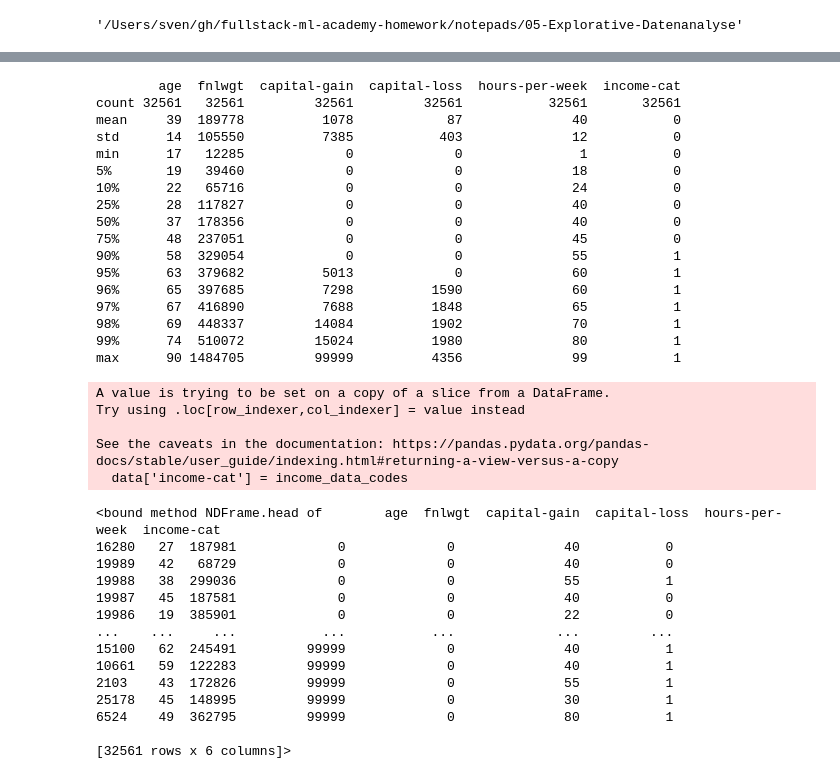
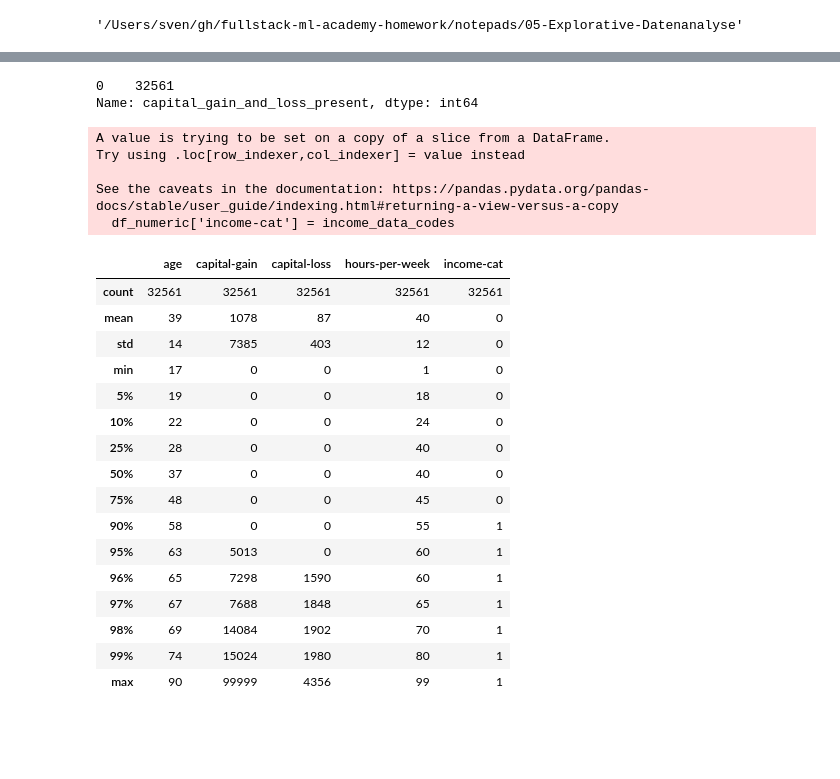
Before and after one commit to aisven/fullstack-ml-academy-homework, a Jupyter notebook: notepads/05-Explorative-Datenanalyse/05-Explorative-Datenanalyse.ipynb, the cells around one changed output, grey strips where cells are left out. Drawn from its saved outputs; the diff is of its cells as text; code cells hidden in the pictures; blank space fills up the shorter version.

```diff
--- a/notepads/05-Explorative-Datenanalyse/05-Explorative-Datenanalyse.ipynb
+++ b/notepads/05-Explorative-Datenanalyse/05-Explorative-Datenanalyse.ipynb
@@ -89,56 +192,46 @@ data_all.head=   age         workclass  fnlwgt  education  education-num  \
+# %%
+df['capital_gain_and_loss_present'].value_counts()
+# %% [output]
+0    32561
+Name: capital_gain_and_loss_present, dtype: int64
 # %%
-# retain only the numeric columns
-numeric_or_ordinal_columns = ['age', 'fnlwgt', 'capital-gain', 'capital-loss', 'hours-per-week']
-data = data_all[numeric_or_ordinal_columns]
+# retain only some of the numeric columns
+numeric_columns = ['age', 'capital-gain', 'capital-loss', 'hours-per-week']
+df_numeric = df[numeric_columns]
 # add column income_cat
 income_column = ['income']
-income_data = data_all[income_column]
+income_data = df[income_column]
 income_data_codes = income_data.income.astype('category').cat.codes
-data['income-cat'] = income_data_codes
+df_numeric['income-cat'] = income_data_codes
 # sort by age
-data_sorted = data.sort_values(by='capital-gain', ascending=True)
+df_sorted = df_numeric.sort_values(by='capital-gain', ascending=True)
 # ensure datatype int32
-data_int = data_sorted.astype('int32')
+df_int = df_sorted.astype('int32')
 # data_int.describe(percentiles=[.05, .10, .25, .5, .75, .90, .95, .96, .97, .98, .99]).apply('{:.0f}'.format)
 # raises error with message unsupported format string passed to Series.__format__
 # so instead we use pd.options.display.float_format = '{:.0f}'.format right after importing pandas
-print(data_int.describe(percentiles=[.05, .10, .25, .5, .75, .90, .95, .96, .97, .98, .99]))
-data_int.head
+df_int.describe(include='all', percentiles=[.05, .10, .25, .5, .75, .90, .95, .96, .97, .98, .99])
 # %% [output]
-        age  fnlwgt  capital-gain  capital-loss  hours-per-week  income-cat
-count 32561   32561         32561         32561           32561       32561
-mean     39  189778          1078            87              40           0
-std      14  105550          7385           403              12           0
-min      17   12285             0             0               1           0
-5%       19   39460             0             0              18           0
-10%      22   65716             0             0              24           0
-25%      28  117827             0             0              40           0
-50%      37  178356             0             0              40           0
-75%      48  237051             0             0              45           0
-90%      58  329054             0             0              55           1
-95%      63  379682          5013             0              60           1
-96%      65  397685          7298          1590              60           1
-97%      67  416890          7688          1848              65           1
-98%      69  448337         14084          1902              70           1
-99%      74  510072         15024          1980              80           1
-max      90 1484705         99999          4356              99           1
+A value is trying to be set on a copy of a slice from a DataFrame.
+Try using .loc[row_indexer,col_indexer] = value instead
+
+See the caveats in the documentation: https://pandas.pydata.org/pandas-docs/stable/user_guide/indexing.html#returning-a-view-versus-a-copy
+  df_numeric['income-cat'] = income_data_codes
-A value is trying to be set on a copy of a slice from a DataFrame.
-Try using .loc[row_indexer,col_indexer] = value instead
-
-See the caveats in the documentation: https://pandas.pydata.org/pandas-docs/stable/user_guide/indexing.html#returning-a-view-versus-a-copy
-  data['income-cat'] = income_data_codes
-<bound method NDFrame.head of        age  fnlwgt  capital-gain  capital-loss  hours-per-week  income-cat
-16280   27  187981             0             0              40           0
-19989   42   68729             0             0              40           0
-19988   38  299036             0             0              55           1
-19987   45  187581             0             0              40           0
-19986   19  385901             0             0              22           0
-...    ...     ...           ...           ...             ...         ...
-15100   62  245491         99999             0              40           1
-10661   59  122283         99999             0              40           1
-2103    43  172826         99999             0              55           1
-25178   45  148995         99999             0              30           1
-6524    49  362795         99999             0              80           1
-
-[32561 rows x 6 columns]>
+|  | age | capital-gain | capital-loss | hours-per-week | income-cat |
+| count | 32561 | 32561 | 32561 | 32561 | 32561 |
+| mean | 39 | 1078 | 87 | 40 | 0 |
+| std | 14 | 7385 | 403 | 12 | 0 |
+| min | 17 | 0 | 0 | 1 | 0 |
+| 5% | 19 | 0 | 0 | 18 | 0 |
+| 10% | 22 | 0 | 0 | 24 | 0 |
+| 25% | 28 | 0 | 0 | 40 | 0 |
+| 50% | 37 | 0 | 0 | 40 | 0 |
+| 75% | 48 | 0 | 0 | 45 | 0 |
+| 90% | 58 | 0 | 0 | 55 | 1 |
+| 95% | 63 | 5013 | 0 | 60 | 1 |
+| 96% | 65 | 7298 | 1590 | 60 | 1 |
+| 97% | 67 | 7688 | 1848 | 65 | 1 |
+| 98% | 69 | 14084 | 1902 | 70 | 1 |
+| 99% | 74 | 15024 | 1980 | 80 | 1 |
+| max | 90 | 99999 | 4356 | 99 | 1 |
 # %%
```
Also changed, not shown: parts of 17 cells of this notebook.
